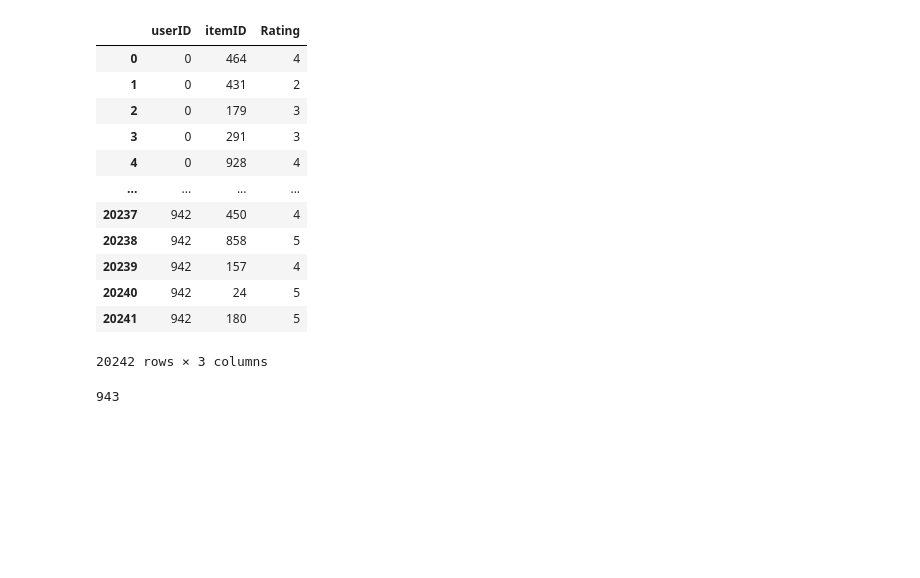
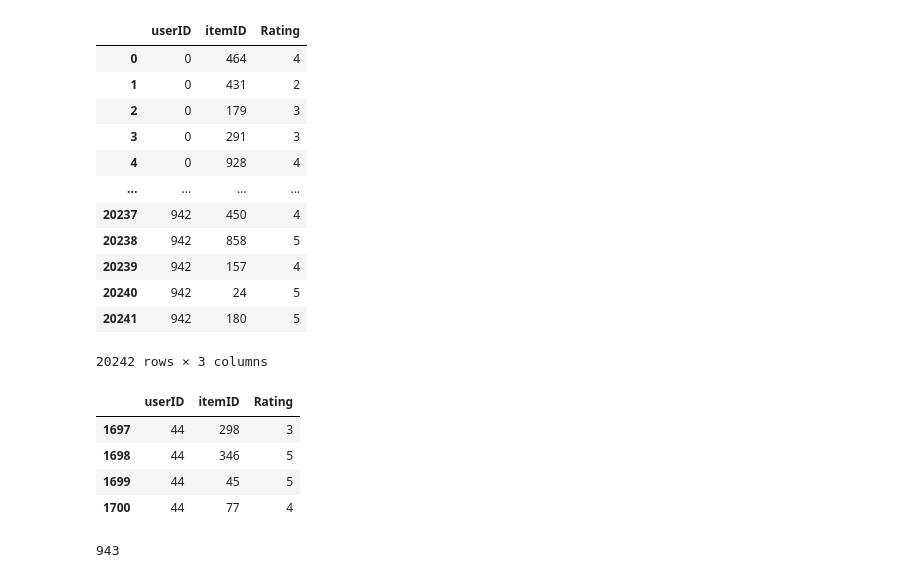
Before and after one commit to tahsinkheya/re_ranking_clean, a Jupyter notebook: metrics/calculate_mterics.ipynb, the cells around one changed output. Cells and saved outputs as stored; diff of their text form; code cells hidden in the pictures; blank space fills up the shorter version.

```diff
--- a/metrics/calculate_mterics.ipynb
+++ b/metrics/calculate_mterics.ipynb
@@ -20,6 +20,14 @@ test_set
 | 20240 | 942 | 24 | 5 |
 | 20241 | 942 | 180 | 5 |
 20242 rows × 3 columns
+# %%
+test_set[test_set["userID"]==44]
+# %% [output]
+|  | userID | itemID | Rating |
+| 1697 | 44 | 298 | 3 |
+| 1698 | 44 | 346 | 5 |
+| 1699 | 44 | 45 | 5 |
+| 1700 | 44 | 77 | 4 |
 # %%
 all_users_tp = test_set.groupby('userID')['itemID'].apply(list).tolist()
 all_users_tp.__len__()
```
Also changed, not shown: parts of 9 cells of this notebook, 2 other files.
